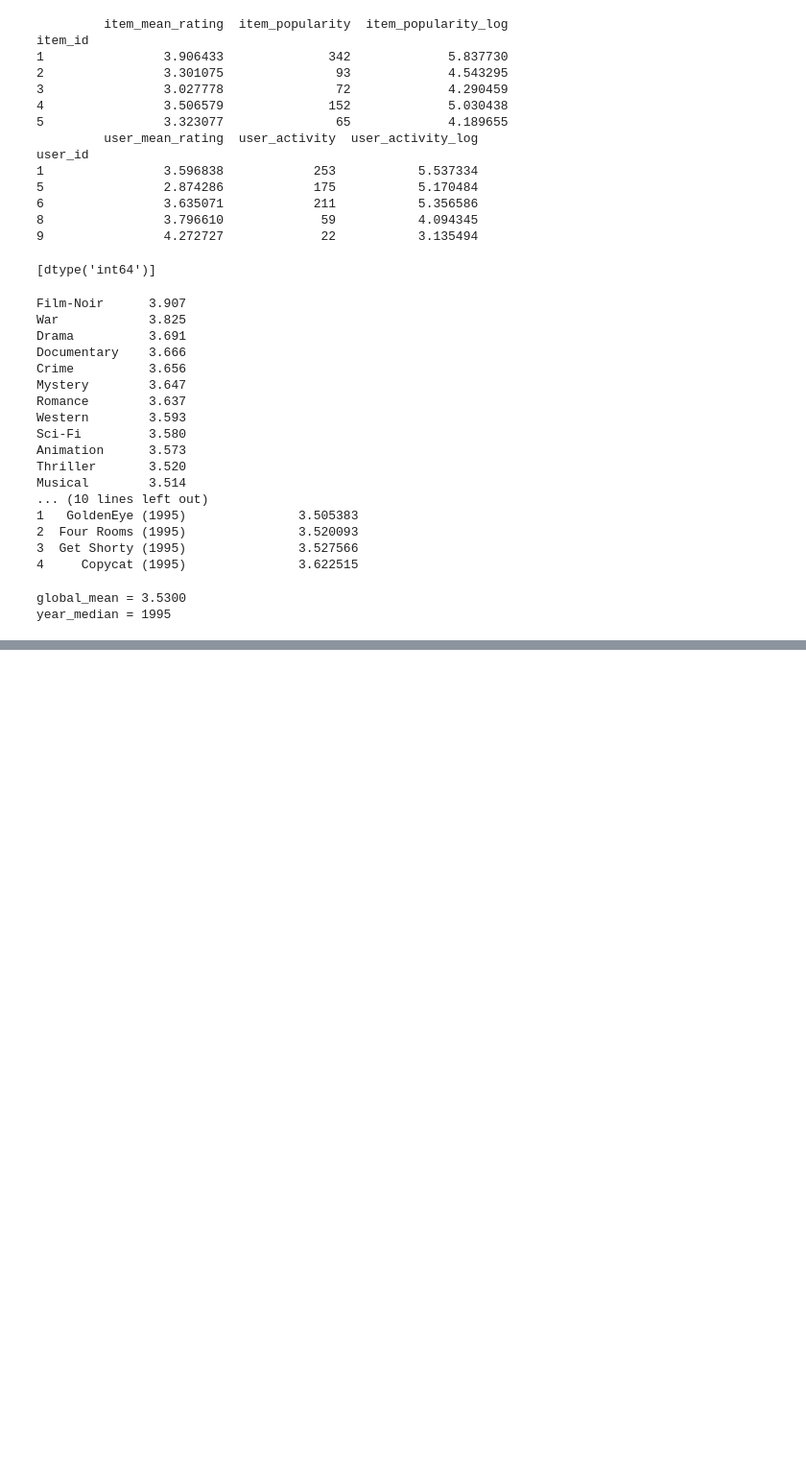
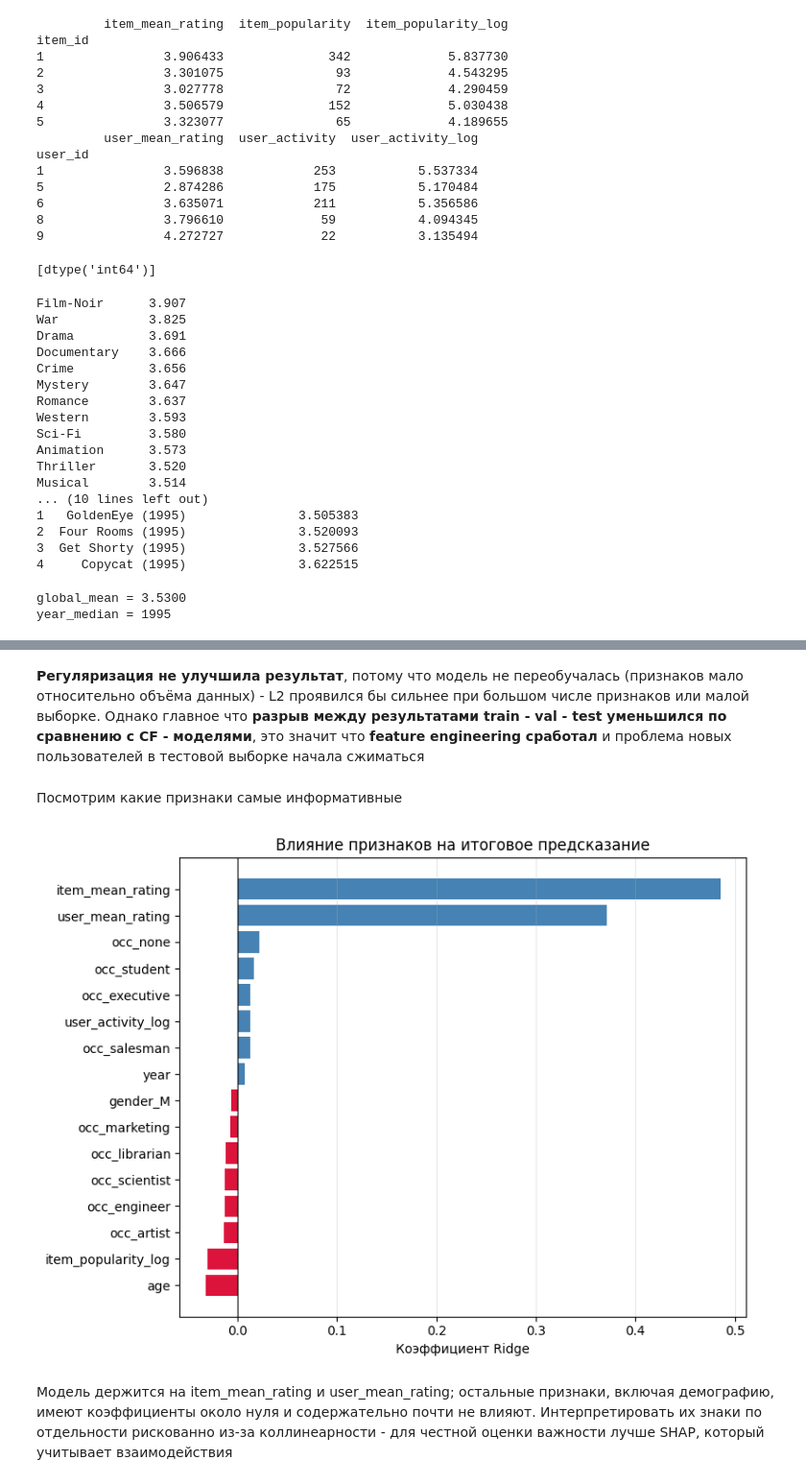
Before and after one commit to EgorMakarov567/movie-recommender-system, a Jupyter notebook: notebooks/06_content_based.ipynb, the cells around one changed output, grey strips where cells are left out. Shown at 96% size. Drawn from its saved outputs; the diff is of its cells as text; code cells hidden in the pictures; blank space fills up the shorter version.

Commit message:
06: feature correlation analysis (explains Ridge coefs)

```diff
--- a/notebooks/06_content_based.ipynb
+++ b/notebooks/06_content_based.ipynb
@@ -199,0 +133,16 @@ d_debug.head()
+# %%
+user_cols = ['user_id', 'age', 'gender', 'occupation', 'zip_code']
+users = pd.read_csv('../data/ml-100k/u.user', sep='|', names=user_cols, encoding='latin-1')
+
+print(users.head())
+print(f'Професий: {users['occupation'].nunique()}')
+
+users['gender_M'] = (users['gender'] == 'M').astype(int)
+occ_dummies = pd.get_dummies(users['occupation'], prefix='occ').astype(int)
+users = pd.concat([users, occ_dummies], axis=1)
+
+demo_cols = ['age', 'gender_M'] + list(occ_dummies.columns)
+
+users_features = users[['user_id'] + demo_cols]
+print("Демо-признаков:", len(demo_cols))
+print(users_features.head())
@@ -199,0 +270,25 @@ d_debug.head()
+# %% [markdown]
+**Регуляризация не улучшила результат**, потому что модель не переобучалась (признаков мало относительно объёма данных) - L2 проявился бы сильнее при большом числе признаков или малой выборке. Однако главное что **разрыв между результатами train - val - test уменьшился по сравнению с CF - моделями**, это значит что **feature engineering сработал** и проблема новых пользователей в тестовой выборке начала сжиматься
+# %% [markdown]
+Посмотрим какие признаки самые информативные
+# %%
+feature_cols = X_train.columns.tolist()
+ridge = ridge_pipe.named_steps['ridge']
+coefs = pd.Series(ridge.coef_, index=feature_cols).sort_values()
+
+import matplotlib.pyplot as plt
+top = pd.concat([coefs.head(8), coefs.tail(8)])
+colors = ['crimson' if v < 0 else 'steelblue' for v in top.values]
+
+plt.figure(figsize=(8, 6))
+plt.barh(top.index, top.values, color=colors)
+plt.xlabel('Коэффициент Ridge')
+plt.title('Влияние признаков на итоговое предсказание')
+plt.axvline(0, color='black', linewidth=0.8)
+plt.grid(True, axis='x', alpha=0.3)
+plt.tight_layout()
+plt.show()
+# %% [output]
+[figure, added]
+# %% [markdown]
+Модель держится на item_mean_rating и user_mean_rating; остальные признаки, включая демографию, имеют коэффициенты около нуля и содержательно почти не влияют. Интерпретировать их знаки по отдельности рискованно из-за коллинеарности - для честной оценки важности лучше SHAP, который учитывает взаимодействия
```
Also changed, not shown: parts of 7 cells of this notebook.
